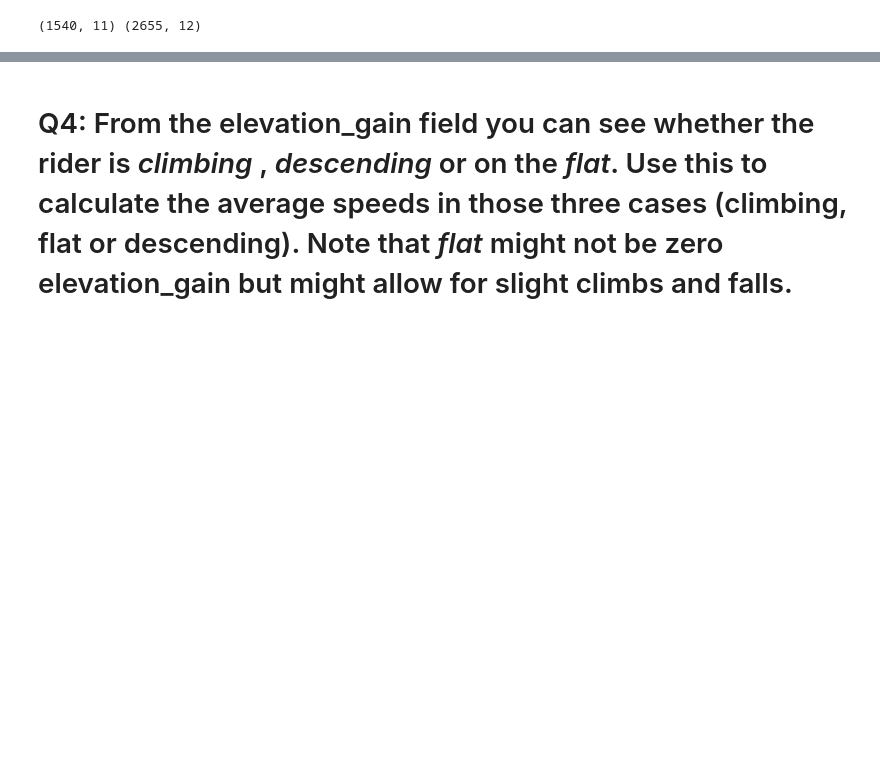
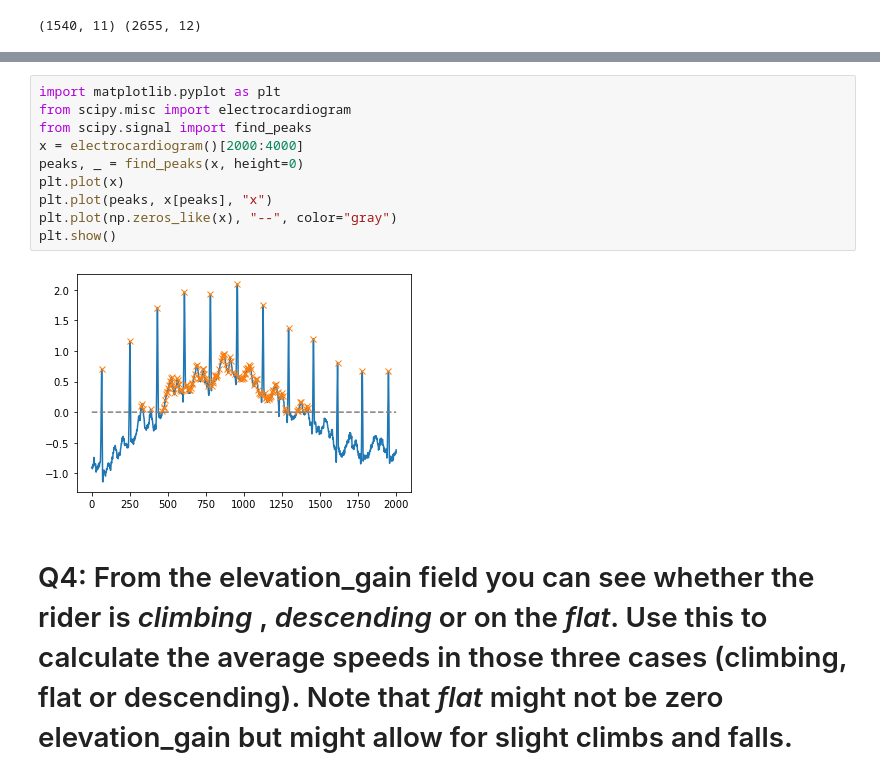
Before and after one commit to MQCOMP2200-S2-2021/Data-Science-Labs, a Jupyter notebook: Portfolio 1.ipynb, the cells around one changed output, grey strips where cells are left out. Cells and saved outputs as stored; diff of their text form; blank space fills up the shorter version.

```diff
--- a/Portfolio 1.ipynb
+++ b/Portfolio 1.ipynb
@@ -549,2 +601,14 @@ sns.pairplot(tt16_clean[['speed','hr']])
+# %%
+import matplotlib.pyplot as plt
+from scipy.misc import electrocardiogram
+from scipy.signal import find_peaks
+x = electrocardiogram()[2000:4000]
+peaks, _ = find_peaks(x, height=0)
+plt.plot(x)
+plt.plot(peaks, x[peaks], "x")
+plt.plot(np.zeros_like(x), "--", color="gray")
+plt.show()
+# %% [output]
+[figure, added]
 # %% [markdown]
 # Q4: From the elevation_gain field you can see whether the rider is _climbing_ , _descending_ or on the _flat_.   Use this to calculate the average speeds in those three cases (climbing, flat or descending).  Note that _flat_ might not be zero elevation_gain but might allow for slight climbs and falls.
```
Also changed, not shown: parts of 26 cells of this notebook.
